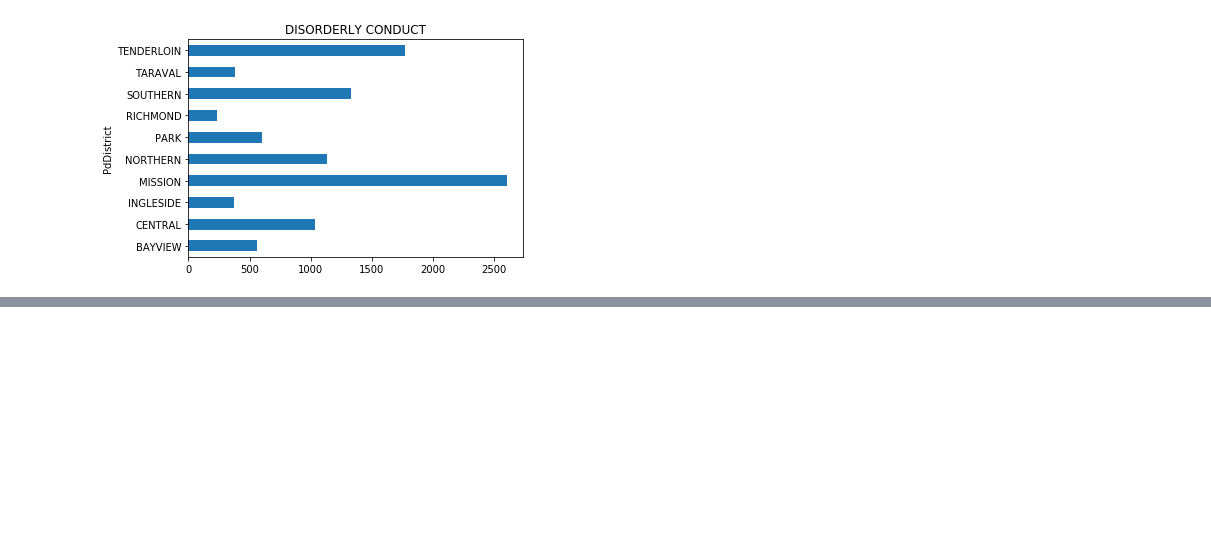
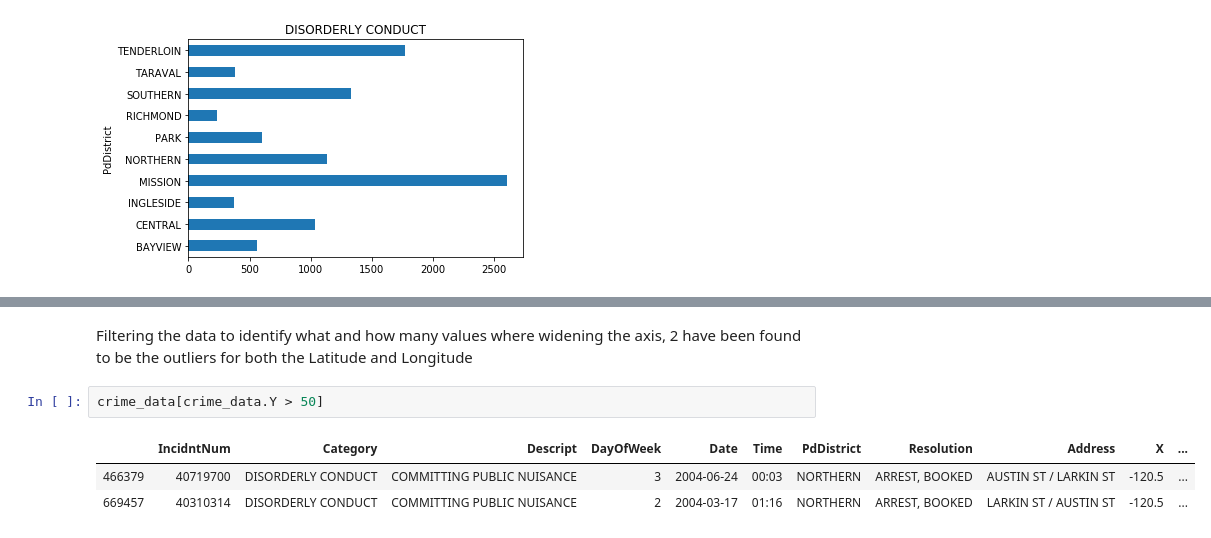
Before and after one commit to IncioMan/socialdata, a Jupyter notebook: Assignments/Part5.ipynb, the cells around one changed output, grey strips where cells are left out. Saved outputs shown, nothing was run; the diff lists cells and outputs as text; blank space fills up the shorter version.

```diff
--- a/Assignments/Part5.ipynb
+++ b/Assignments/Part5.ipynb
@@ -162,0 +198,8 @@ crime_data.groupby(crime_data.PdDistrict).count().IncidntNum.plot(kind='barh', t
+# %% [markdown]
+Filtering the data to identify what and how many values where widening the axis, 2 have been found to be the outliers for both the Latitude and Longitude
+# %%
+crime_data[crime_data.Y > 50]
+# %% [output]
+|  | IncidntNum | Category | Descript | DayOfWeek | Date | Time | PdDistrict | Resolution | Address | X | ... |
+| 466379 | 40719700 | DISORDERLY CONDUCT | COMMITTING PUBLIC NUISANCE | 3 | 2004-06-24 | 00:03 | NORTHERN | ARREST, BOOKED | AUSTIN ST / LARKIN ST | -120.5 | ... |
+| 669457 | 40310314 | DISORDERLY CONDUCT | COMMITTING PUBLIC NUISANCE | 2 | 2004-03-17 | 01:16 | NORTHERN | ARREST, BOOKED | LARKIN ST / AUSTIN ST | -120.5 | ... |
```
Also changed, not shown: parts of 15 cells of this notebook.
